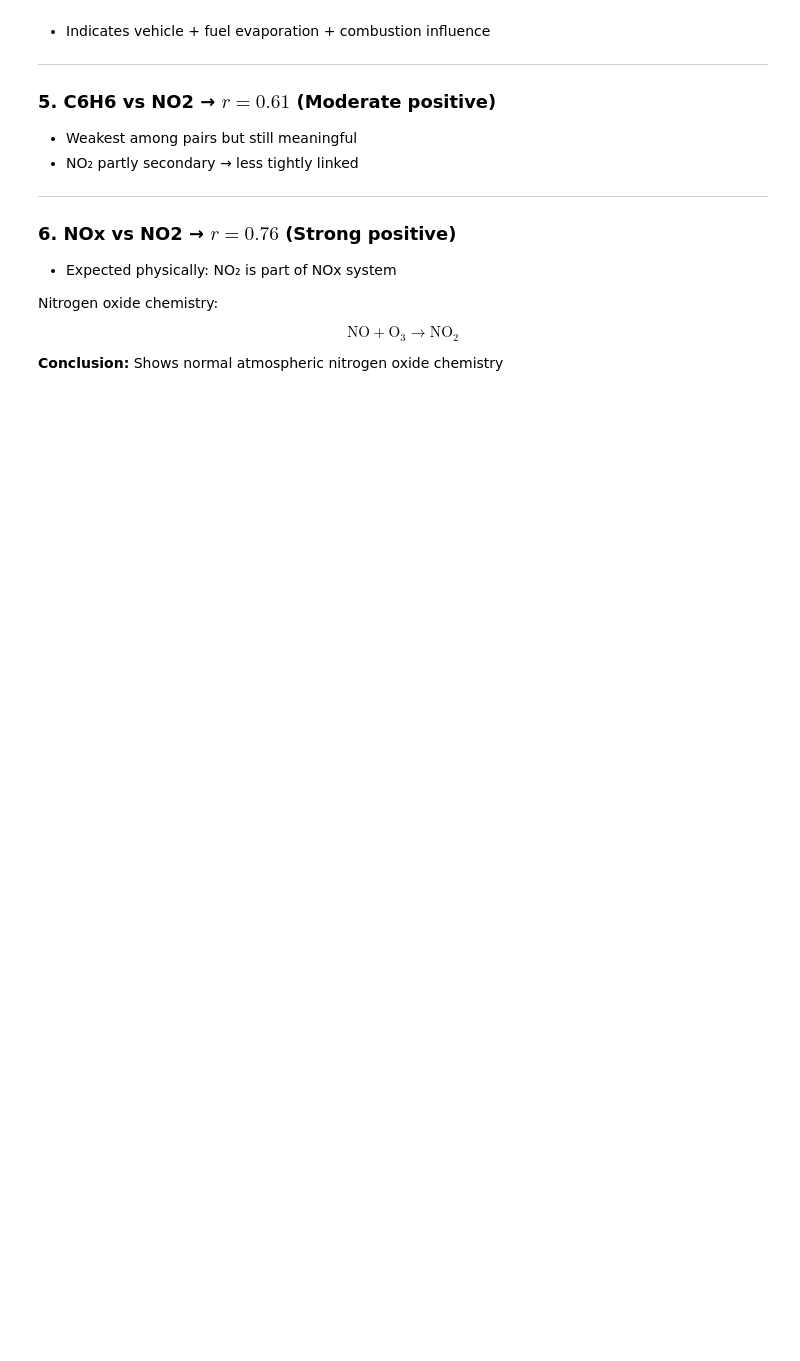
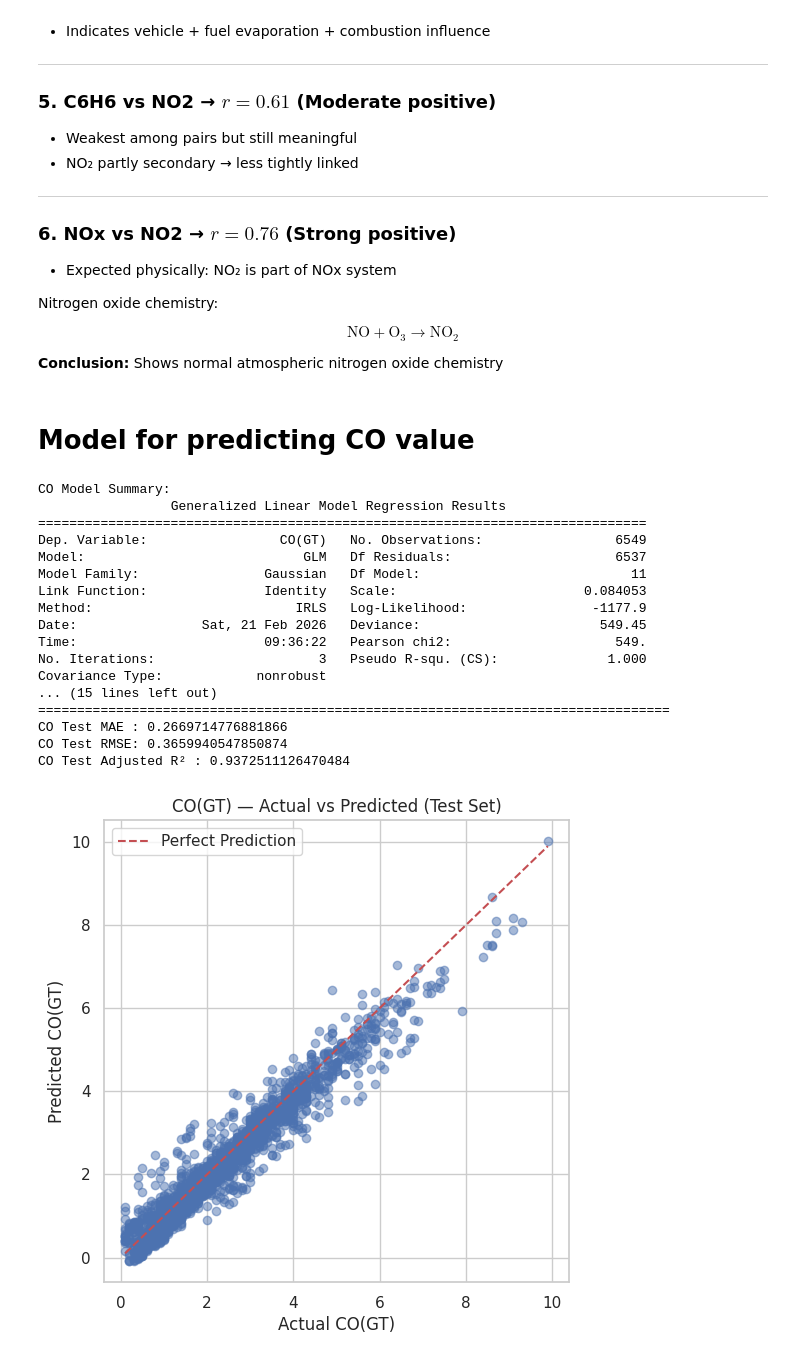
Before and after one commit to karthikmekala12343/uci-ml-air-quality-analysis, a Jupyter notebook: air_quality_analysis.ipynb, the cells around one changed output. Cells and saved outputs as stored; diff of their text form; code cells hidden in the pictures; blank space fills up the shorter version.

```diff
--- a/air_quality_analysis.ipynb
+++ b/air_quality_analysis.ipynb
@@ -433,3 +515,73 @@ $$
 $$
 
 **Conclusion:** Shows normal atmospheric nitrogen oxide chemistry
+# %% [markdown]
+# Model for predicting CO value
+# %%
+# Target = CO
+target = "CO(GT)"
+X_co = air_quality_df.drop(columns=[target,"PT08.S1(CO)"]) # Dropping the sensor reading of CO to avoid data leakage
+y_co = air_quality_df[target]
+
+X_co = sm.add_constant(X_co)
+
+# 70 / 30 Time-series split
+split_idx = int(len(X_co) * 0.7)
+
+X_train, X_test = X_co.iloc[:split_idx], X_co.iloc[split_idx:]
+y_train, y_test = y_co.iloc[:split_idx], y_co.iloc[split_idx:]
+
+# Train Gaussian GLM
+glm_co = sm.GLM(y_train, X_train, family=sm.families.Gaussian())
+results_co = glm_co.fit()
+
+print("CO Model Summary:")
+print(results_co.summary())
+
+# Predict on TEST
+y_pred_co = results_co.predict(X_test)
+
+mae = mean_absolute_error(y_test, y_pred_co)
+rmse = np.sqrt(mean_squared_error(y_test, y_pred_co))
+r2 = r2_score(y_test, y_pred_co)
+
+# Adjusted R²
+n = len(y_test)          # number of test samples
+p = X_test.shape[1] - 1  # number of predictors (exclude intercept)
+
+adj_r2 = 1 - ((1 - r2) * (n - 1) / (n - p - 1))
+
+print("CO Test MAE :", mae)
+print("CO Test RMSE:", rmse)
+print("CO Test Adjusted R² :", adj_r2)
+
+# Scatter Plot — CO (Validation)
+plt.figure(figsize=(6,6))
+plt.scatter(y_test, y_pred_co, alpha=0.5)
+plt.xlabel("Actual CO(GT)")
+plt.ylabel("Predicted CO(GT)")
+plt.title("CO(GT) — Actual vs Predicted (Test Set)")
+plt.plot([y_test.min(), y_test.max()],
+         [y_test.min(), y_test.max()],
+         'r--',label="Perfect Prediction") # Perfect prediction line
+plt.legend()
+plt.show()
+# %% [output]
+CO Model Summary:
+                 Generalized Linear Model Regression Results
+==============================================================================
+Dep. Variable:                 CO(GT)   No. Observations:                 6549
+Model:                            GLM   Df Residuals:                     6537
+Model Family:                Gaussian   Df Model:                           11
+Link Function:               Identity   Scale:                        0.084053
+Method:                          IRLS   Log-Likelihood:                -1177.9
+Date:                Sat, 21 Feb 2026   Deviance:                       549.45
+Time:                        09:36:22   Pearson chi2:                     549.
+No. Iterations:                     3   Pseudo R-squ. (CS):              1.000
+Covariance Type:            nonrobust
+... (15 lines left out)
+=================================================================================
+CO Test MAE : 0.2669714776881866
+CO Test RMSE: 0.3659940547850874
+CO Test Adjusted R² : 0.9372511126470484
+[figure, added]
```
Also changed, not shown: parts of 13 cells of this notebook.
